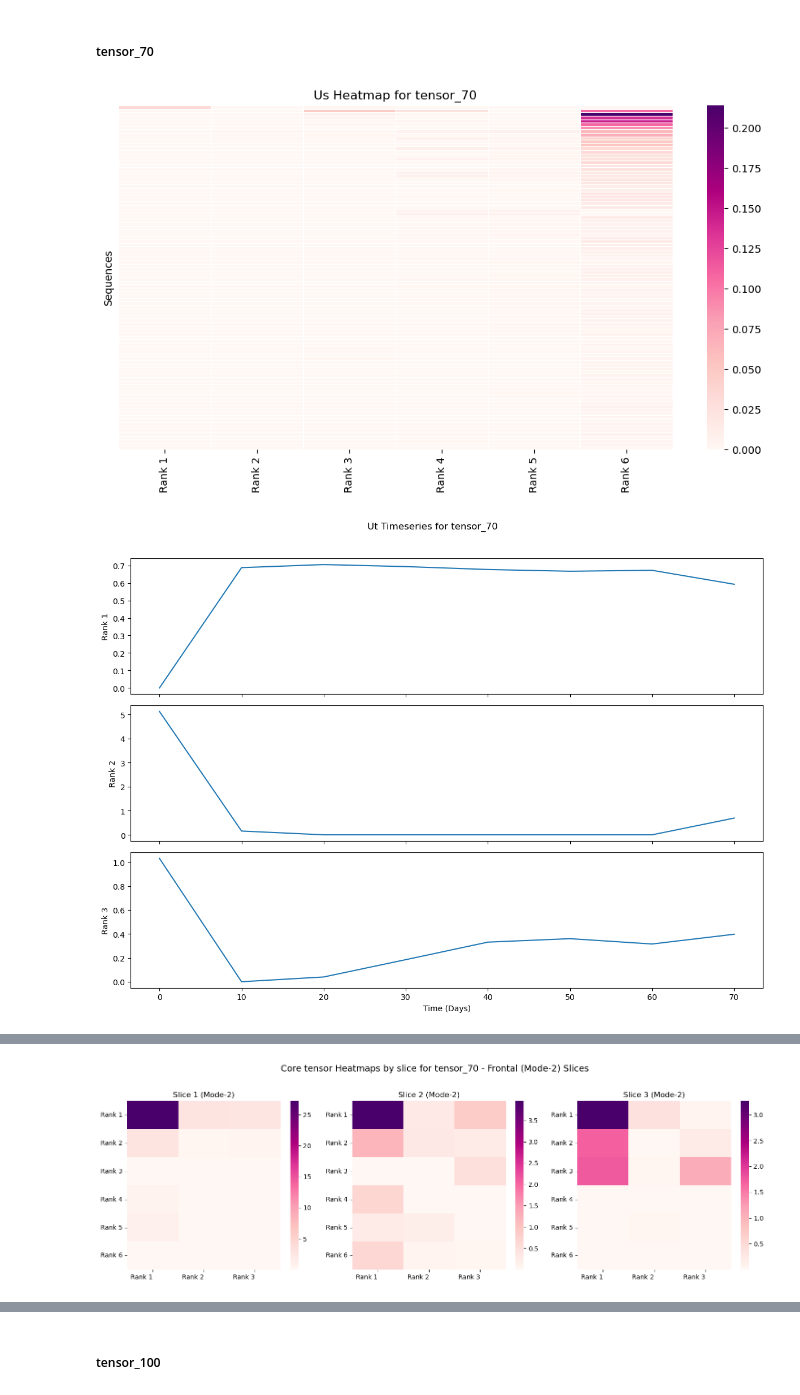
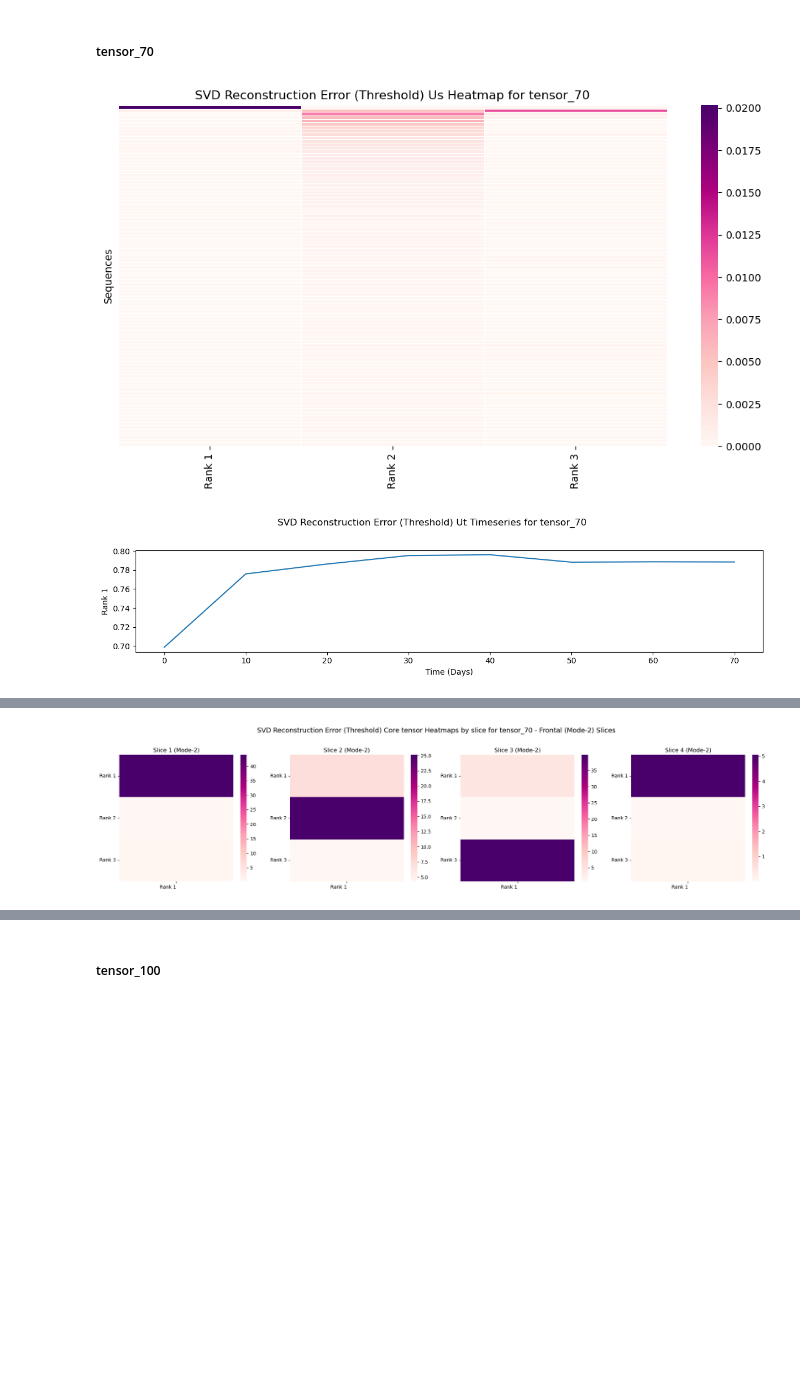
Before and after one commit to pablovadillo/Tensordecomposition, a Jupyter notebook: Tucker_decomposition.ipynb, the cells around one changed output, grey strips where cells are left out. Drawn from its saved outputs; the diff is of its cells as text; code cells hidden in the pictures; blank space fills up the shorter version.

```diff
--- a/Tucker_decomposition.ipynb
+++ b/Tucker_decomposition.ipynb
@@ -43,5 +43,5 @@ tensor_names = ['70', '100', '200', '300']
 # Log transform - try log transform to see if results change
 
 # Apply log transform to each tensor
-log_transformed_tensors = [np.log1p(tensor) for tensor in tensors]  # log(1 + x) to avoid log(0) issues
-tensors = log_transformed_tensors
+# log_transformed_tensors = [np.log1p(tensor) for tensor in tensors]  # log(1 + x) to avoid log(0) issues
+# tensors = log_transformed_tensors
@@ -548,8 +629,14 @@ def most_relevant(core_tensor):
     core_tensor_df = core_tensor_df.sort_values("Fraction", ascending=False)
 
     return core_tensor_df
+# %%
+def barplot_core(core_tensor, title):
+    sns.barplot(core_tensor.iloc[:8, :], x="Index", y="Fraction", legend=False)
+    plt.title(title)
+    plt.savefig(f"{title}.png", format="png", bbox_inches="tight")
+    plt.show()
 # %%
-def decomp_visualizations(td_dic,t_name,pat_list):
+def decomp_visualizations(td_dic,t_name,pat_list, method):
     core = td_dic['core_tensor']
     factors = td_dic['factor_matrices']
     Us = factors[0]
@@ -559,31 +646,41 @@ def decomp_visualizations(td_dic,t_name,pat_list):
     column_labels = [f"Rank {i+1}" for i in range(Us.shape[1])]
     row_labels = [f"{i+1}" for i in range(Us.shape[0])]
     y_label = 'Sequences'
-    plot_factor_matrix_heatmap(Us, column_labels=column_labels, y_label=y_label,title=f"Us Heatmap for tensor_{t_name}")
+    plot_factor_matrix_heatmap(Us, column_labels=column_labels, y_label=y_label,title=f"{method} Us Heatmap for tensor_{t_name}")
 
     # Ut - 1 figure: 1 rank 1 subplot or all ranks 1 subplot
-    plot_factor_matrix_timeseries(Ut,title=f"Ut Timeseries for tensor_{t_name}")
+    plot_factor_matrix_timeseries(Ut,title=f"{method} Ut Timeseries for tensor_{t_name}")
 
     # Up - 1 figure
     y_label = 'Patients'
     column_labels = [f"Rank {i+1}" for i in range(Up.shape[1])]
     row_labels = [f"{pat_list[i]}" for i in range(Up.shape[0])]
-    plot_factor_matrix_heatmap(Up, column_labels=column_labels,row_labels=row_labels, y_label=y_label,title=f"Up Heatmap for tensor_{t_name}")
+    plot_factor_matrix_heatmap(Up, column_labels=column_labels,row_labels=row_labels, y_label=y_label,title=f"{method} Up Heatmap for tensor_{t_name}")
 
     # Core matrix - 1 figure, each slice is 1 subplot
     # plot_core_tensor_slices(core, slice_axis=0, title=f"Core tensor Heatmaps by slice for tensor_{t_name}")
     # plot_core_tensor_slices(core, slice_axis=1, title=f"Core tensor Heatmaps by slice for tensor_{t_name}")
-    plot_core_tensor_slices(core, slice_axis=2, title=f"Core tensor Heatmaps by slice for tensor_{t_name}")
+    plot_core_tensor_slices(core, slice_axis=2, title=f"{method} Core tensor Heatmaps by slice for tensor_{t_name}")
     core_tensor_df = most_relevant(core)
-    print(core_tensor_df)
+    # print(core_tensor_df)
+    barplot_core(core_tensor_df, title=f"{method} Core tensor indices for tensor_{t_name}")
+# %%
+# selected_method = "DIFIT"
+# selected_method = "BIC"
+# selected_method = "SVD Relative Error"
+# selected_method = "SVD Variance (Elbow)"
+# selected_method = "SVD Variance (Threshold)"
+# selected_method = "SVD Reconstruction Error (Elbow)"
+selected_method = "SVD Reconstruction Error (Threshold)"
 # %% [markdown]
 ##### tensor_70
 # %%
 i=0 #tensor_70
-td_dic = tucker_results[tensor_names[i]]
 pat_list = ['SARK012', 'SARK018', 'SARK019', 'SARK034', 'SARK021', 'SARK025',
                 'SARK041', 'SARK027', 'SARK029', 'SARK032', 'SARK033', 'SARK037', 'SARK059']
-decomp_visualizations(td_dic,tensor_names[i], pat_list=pat_list)
+# decomp_visualizations(td_dic,tensor_names[i], pat_list=pat_list)
+td_dic = tucker_results[selected_method][tensor_names[i]]
+decomp_visualizations(tucker_results[selected_method][tensor_names[i]], tensor_names[i], pat_list=pat_list, method=selected_method)
 # %% [output]
-[figure, old version]
+[figure, new version]
-[figure, old version]
+[figure, new version]
@@ -591 +688 @@ decomp_visualizations(td_dic,tensor_names[i], pat_list=pat_list)
-[figure, old version]
+[figure, new version]
```
Also changed, not shown: parts of 11 cells of this notebook, 2 other files.
